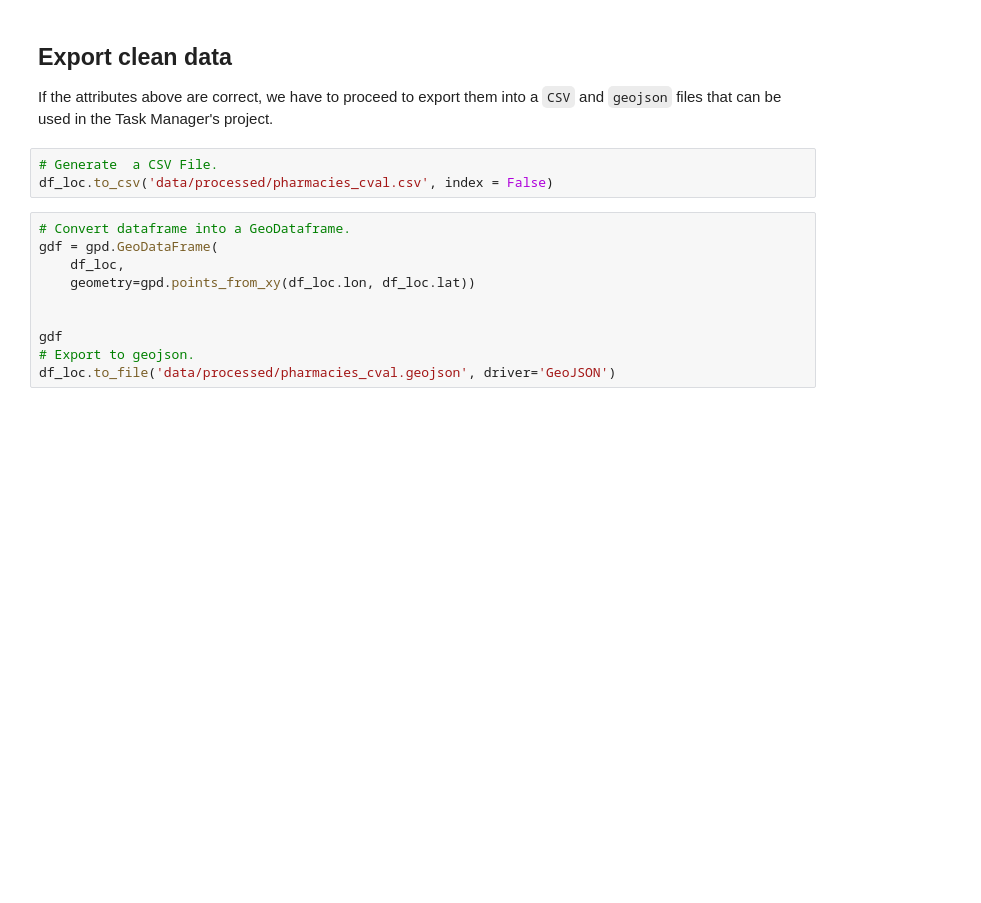
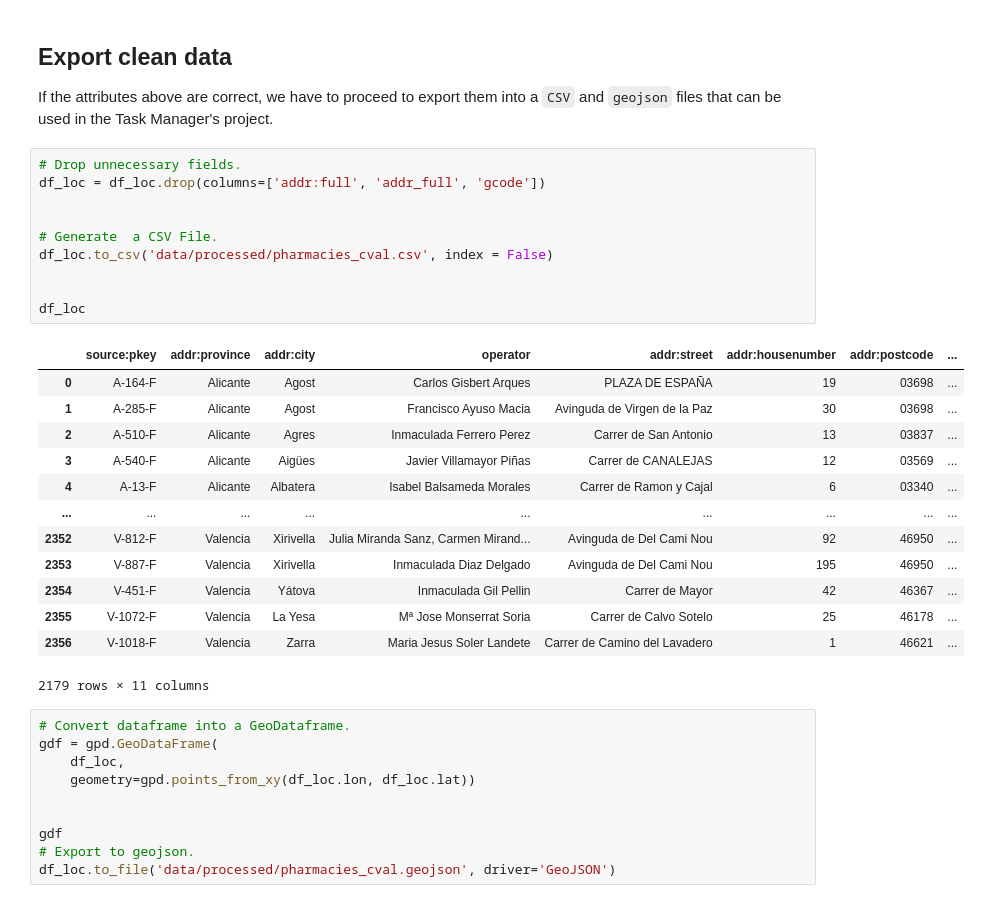
Before and after one commit to ccamara/osm_imports_preparations, a Jupyter notebook: imports/2020_03_pharmacies_cvalenciana/pharmacies_cval.ipynb, the cells around one changed output. Saved outputs shown, nothing was run; the diff lists cells and outputs as text; blank space fills up the shorter version.

```diff
--- a/imports/2020_03_pharmacies_cvalenciana/pharmacies_cval.ipynb
+++ b/imports/2020_03_pharmacies_cvalenciana/pharmacies_cval.ipynb
@@ -165,8 +172,29 @@ df_not_found
 
 If the attributes above are correct, we have to proceed to export them into a `CSV` and `geojson` files that can be used in the Task Manager's project.
 # %%
+# Drop unnecessary fields.
+df_loc = df_loc.drop(columns=['addr:full', 'addr_full', 'gcode'])
+
+
 # Generate  a CSV File.
 df_loc.to_csv('data/processed/pharmacies_cval.csv', index = False)
+
+
+df_loc
+# %% [output]
+|  | source:pkey | addr:province | addr:city | operator | addr:street | addr:housenumber | addr:postcode | ... |
+| 0 | A-164-F | Alicante | Agost | Carlos Gisbert Arques | PLAZA DE ESPAÑA | 19 | 03698 | ... |
+| 1 | A-285-F | Alicante | Agost | Francisco Ayuso Macia | Avinguda de Virgen de la Paz | 30 | 03698 | ... |
+| 2 | A-510-F | Alicante | Agres | Inmaculada Ferrero Perez | Carrer de San Antonio | 13 | 03837 | ... |
+| 3 | A-540-F | Alicante | Aigües | Javier Villamayor Piñas | Carrer de CANALEJAS | 12 | 03569 | ... |
+| 4 | A-13-F | Alicante | Albatera | Isabel Balsameda Morales | Carrer de Ramon y Cajal | 6 | 03340 | ... |
+| ... | ... | ... | ... | ... | ... | ... | ... | ... |
+| 2352 | V-812-F | Valencia | Xirivella | Julia Miranda Sanz, Carmen Mirand... | Avinguda de Del Cami Nou | 92 | 46950 | ... |
+| 2353 | V-887-F | Valencia | Xirivella | Inmaculada Diaz Delgado | Avinguda de Del Cami Nou | 195 | 46950 | ... |
+| 2354 | V-451-F | Valencia | Yátova | Inmaculada Gil Pellin | Carrer de Mayor | 42 | 46367 | ... |
+| 2355 | V-1072-F | Valencia | La Yesa | Mª Jose Monserrat Soria | Carrer de Calvo Sotelo | 25 | 46178 | ... |
+| 2356 | V-1018-F | Valencia | Zarra | Maria Jesus Soler Landete | Carrer de Camino del Lavadero | 1 | 46621 | ... |
+2179 rows × 11 columns
 # %%
 # Convert dataframe into a GeoDataframe.
 gdf = gpd.GeoDataFrame(
```
Also changed, not shown: parts of 6 cells of this notebook, 4 other files.
